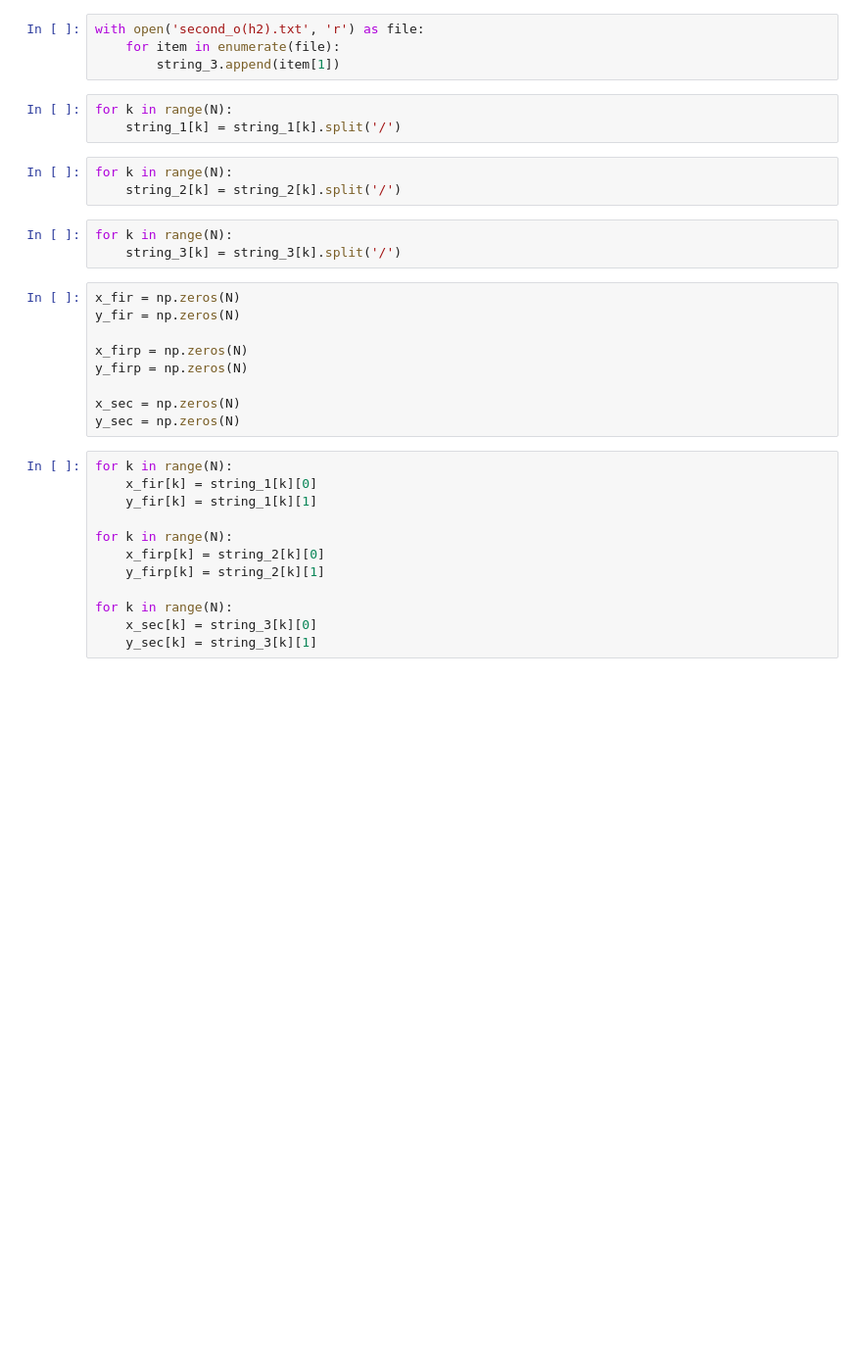
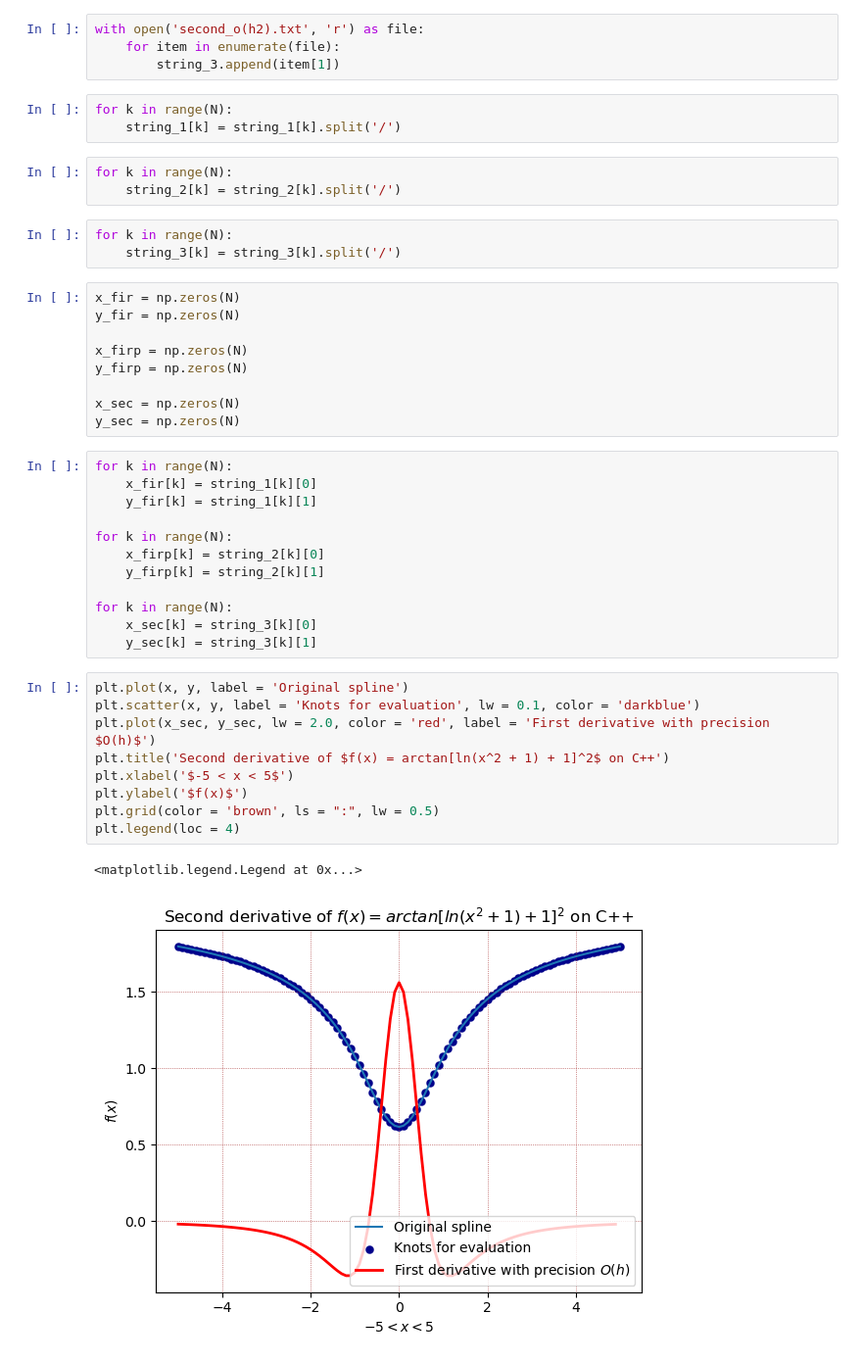
Before and after one commit to necoarcreator/step_in_chislaki, a Jupyter notebook: stepin1vis.ipynb, the cells around one changed output. Shown: that part at 98% size. Drawn from its saved outputs; the diff is of its cells as text; blank space fills up the shorter version.

```diff
--- a/stepin1vis.ipynb
+++ b/stepin1vis.ipynb
@@ -58,6 +58,18 @@ for k in range(N):
 for k in range(N):
     x_sec[k] = string_3[k][0]
     y_sec[k] = string_3[k][1]
+# %%
+plt.plot(x, y, label = 'Original spline')
+plt.scatter(x, y, label = 'Knots for evaluation', lw = 0.1, color = 'darkblue')
+plt.plot(x_sec, y_sec, lw = 2.0, color = 'red', label = 'First derivative with precision $O(h)$')
+plt.title('Second derivative of $f(x) = arctan[ln(x^2 + 1) + 1]^2$ on C++')
+plt.xlabel('$-5 < x < 5$')
+plt.ylabel('$f(x)$')
+plt.grid(color = 'brown', ls = ":", lw = 0.5)
+plt.legend(loc = 4)
+# %% [output]
+<matplotlib.legend.Legend at 0x...>
+[figure, added]
 # %%
 plt.plot(x, y, label = 'Original spline')
 plt.scatter(x, y, label = 'Knots foe evaluations', lw = 0.1, color = 'darkblue')
```
Also changed, not shown: parts of 25 cells of this notebook, 2 other files.
